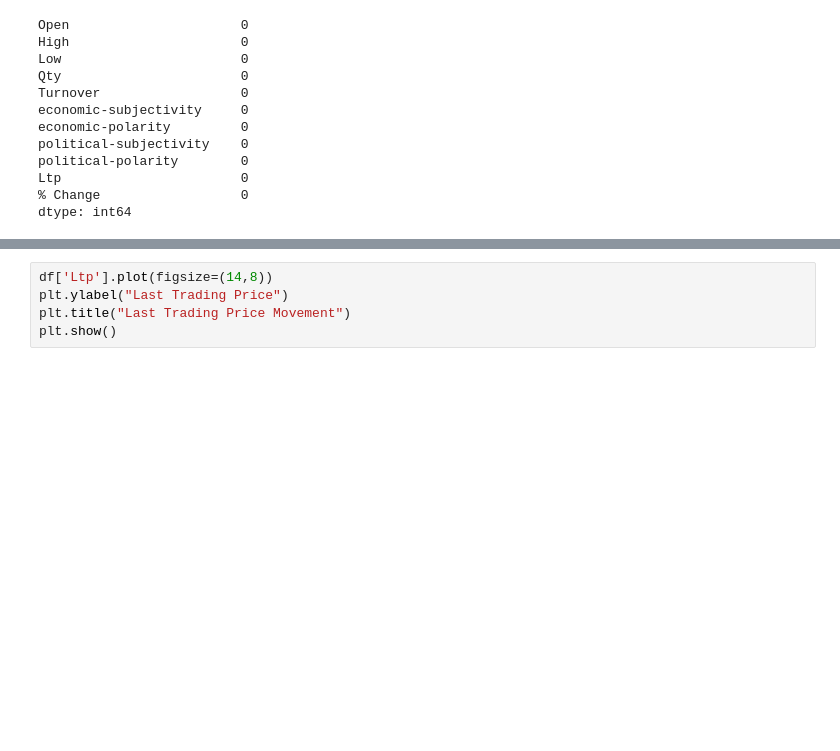
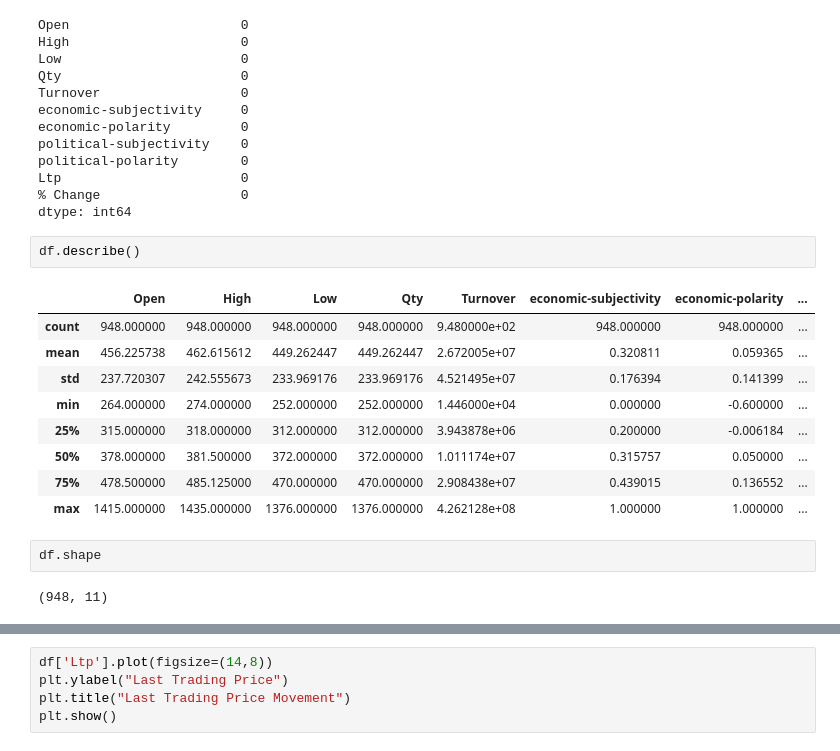
Before and after one commit to kiran-bhandari16/LSTM-Stock-Price-Prediciton, a Jupyter notebook: Regression_Stock_Price_Prediction_with_Sentiment_Polarity_and_Subjectivity_with_Look_Back.ipynb, the cells around one changed output, grey strips where cells are left out. Drawn from its saved outputs; the diff is of its cells as text; blank space fills up the shorter version.

```diff
--- a/Regression_Stock_Price_Prediction_with_Sentiment_Polarity_and_Subjectivity_with_Look_Back.ipynb
+++ b/Regression_Stock_Price_Prediction_with_Sentiment_Polarity_and_Subjectivity_with_Look_Back.ipynb
@@ -80,3 +80,19 @@ political-polarity        0
 Ltp                       0
 % Change                  0
 dtype: int64
+# %%
+df.describe()
+# %% [output]
+|  | Open | High | Low | Qty | Turnover | economic-subjectivity | economic-polarity | ... |
+| count | 948.000000 | 948.000000 | 948.000000 | 948.000000 | 9.480000e+02 | 948.000000 | 948.000000 | ... |
+| mean | 456.225738 | 462.615612 | 449.262447 | 449.262447 | 2.672005e+07 | 0.320811 | 0.059365 | ... |
+| std | 237.720307 | 242.555673 | 233.969176 | 233.969176 | 4.521495e+07 | 0.176394 | 0.141399 | ... |
+| min | 264.000000 | 274.000000 | 252.000000 | 252.000000 | 1.446000e+04 | 0.000000 | -0.600000 | ... |
+| 25% | 315.000000 | 318.000000 | 312.000000 | 312.000000 | 3.943878e+06 | 0.200000 | -0.006184 | ... |
+| 50% | 378.000000 | 381.500000 | 372.000000 | 372.000000 | 1.011174e+07 | 0.315757 | 0.050000 | ... |
+| 75% | 478.500000 | 485.125000 | 470.000000 | 470.000000 | 2.908438e+07 | 0.439015 | 0.136552 | ... |
+| max | 1415.000000 | 1435.000000 | 1376.000000 | 1376.000000 | 4.262128e+08 | 1.000000 | 1.000000 | ... |
+# %%
+df.shape
+# %% [output]
+(948, 11)
```
Also changed, not shown: parts of 3 cells of this notebook.
